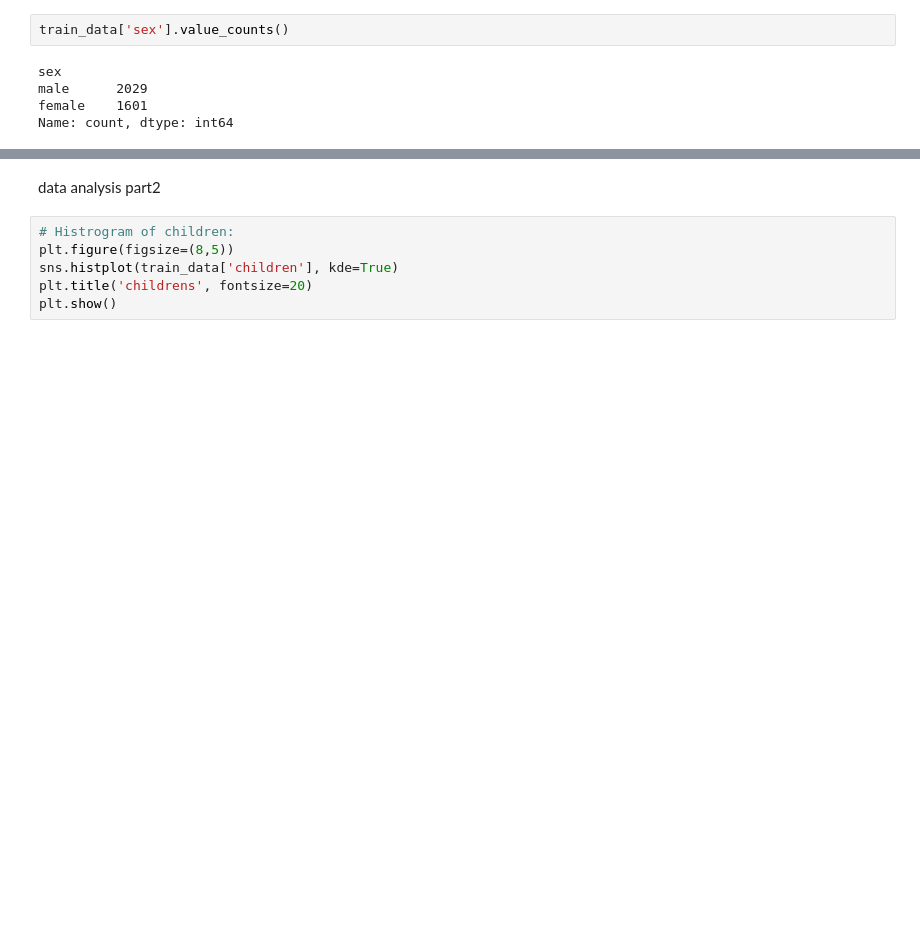
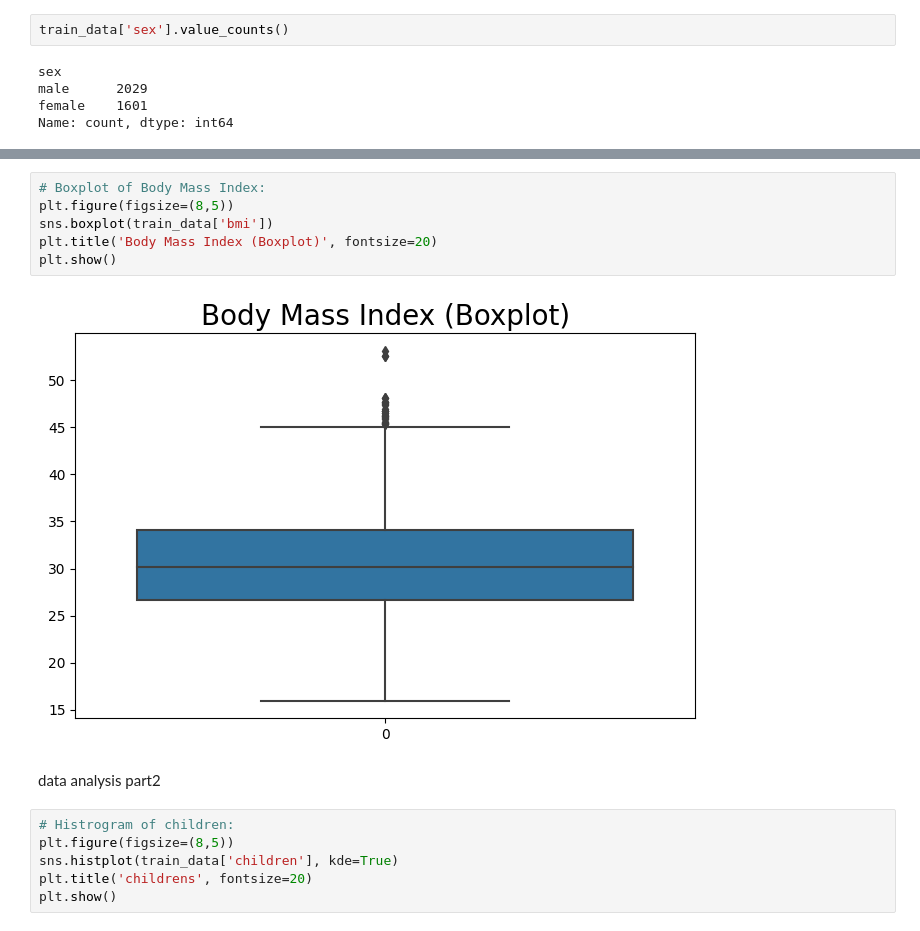
Before and after one commit to vrinda0115/Medicalinsurancecostprediction, a Jupyter notebook: main.ipynb, the cells around one changed output, grey strips where cells are left out. Saved outputs shown, nothing was run; the diff lists cells and outputs as text; blank space fills up the shorter version.

```diff
--- a/main.ipynb
+++ b/main.ipynb
@@ -103,3 +111,11 @@ plt.show()
+# %%
+# Boxplot of Body Mass Index:
+plt.figure(figsize=(8,5))
+sns.boxplot(train_data['bmi'])
+plt.title('Body Mass Index (Boxplot)', fontsize=20)
+plt.show()
+# %% [output]
+[figure, added]
 # %% [markdown]
 data analysis part2
 # %%
```
Also changed, not shown: parts of 10 cells of this notebook.
